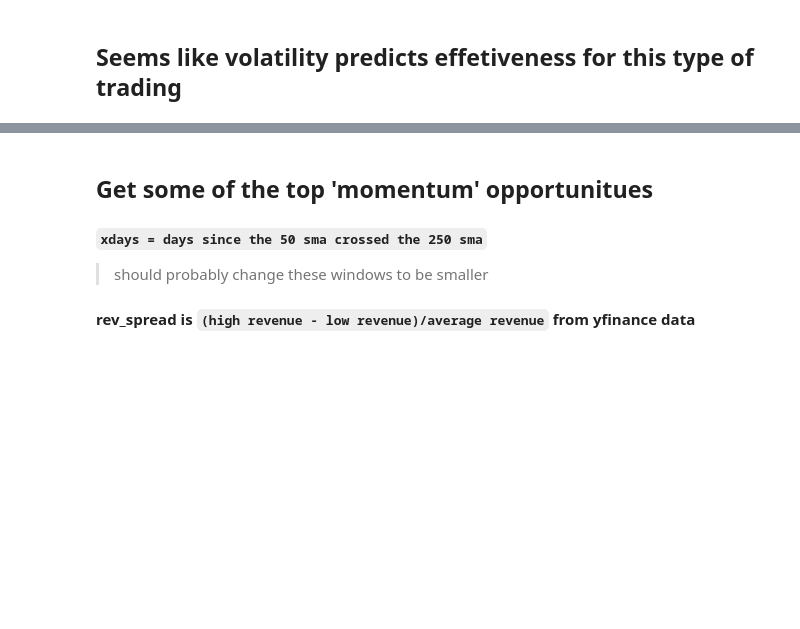
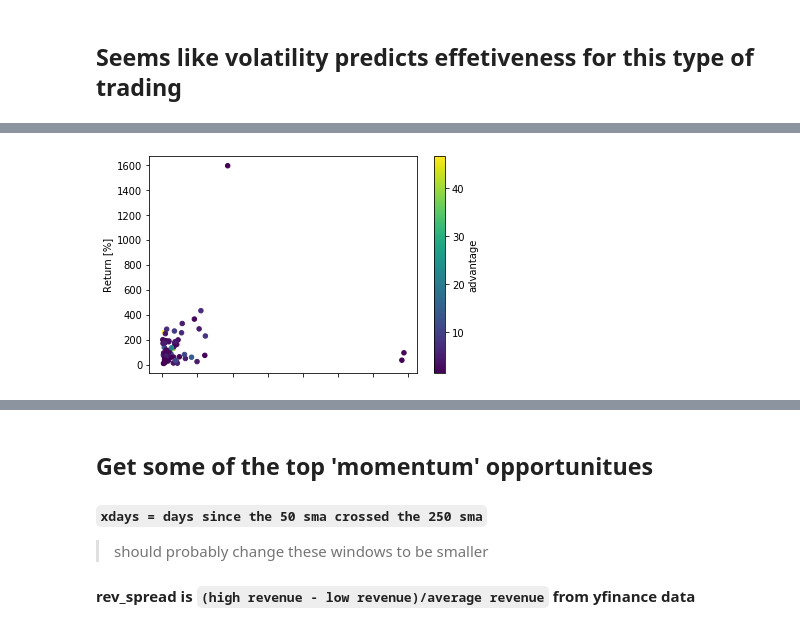
Before and after one commit to ajmal017/mingquant, a Jupyter notebook: backtesting/momentum_backtesting.ipynb, the cells around one changed output, grey strips where cells are left out. Saved outputs shown, nothing was run; the diff lists cells and outputs as text; code cells hidden in the pictures; blank space fills up the shorter version.

```diff
--- a/backtesting/momentum_backtesting.ipynb
+++ b/backtesting/momentum_backtesting.ipynb
@@ -66,0 +148,18 @@ print(stdev)
+# %%
+def get_backtest_results(symbols, startdate, enddate):
+    masterdf = pd.DataFrame()
+    # stocks = [i for i in subdf.stock]
+    for ticker in symbols:
+        try:
+            results = backtest_results(ticker, startdate, enddate, quiet=True)
+            rdf = pd.DataFrame(results).T
+            rdf['advantage'] = rdf['Return [%]']/rdf['Buy & Hold Return [%]']
+            rdf['symbol'] = ticker
+            masterdf = pd.concat([masterdf.copy(), rdf])
+        except:
+            print("failed to get backtest results for: "+ ticker)
+    return masterdf
+
+masterdf = get_backtest_results(symbols, startdate, enddate)
+# masterdf.to_csv("data/backtest_all_results.txt", sep="\t", index=False)
+masterdf.head()
@@ -66,0 +168,4 @@ print(stdev)
+# %%
+scols = ['symbol', 'advantage', 'Return [%]', 'Buy & Hold Return [%]', '# Trades', 'stdev', 'mean', 'stdev_mean', 'mean_rev_growth', 'n_statements', 'days_since_cross']
+sdf = masterdf[scols][(masterdf['advantage'] > 1.5) & (masterdf['advantage'] < 100) & (masterdf['mean_rev_growth'] < 8) & (masterdf['mean_rev_growth'] > 0)]
+sdf.sort_values('advantage', ascending=False).head()
@@ -66,0 +206,7 @@ print(stdev)
+# %%
+ax2 = sdf.plot.scatter(y='Return [%]',
+                      x='mean_rev_growth',
+                      c='advantage',
+                      colormap='viridis')
+# %% [output]
+[figure, added]
```
Also changed, not shown: parts of 21 cells of this notebook, 3 other files.
